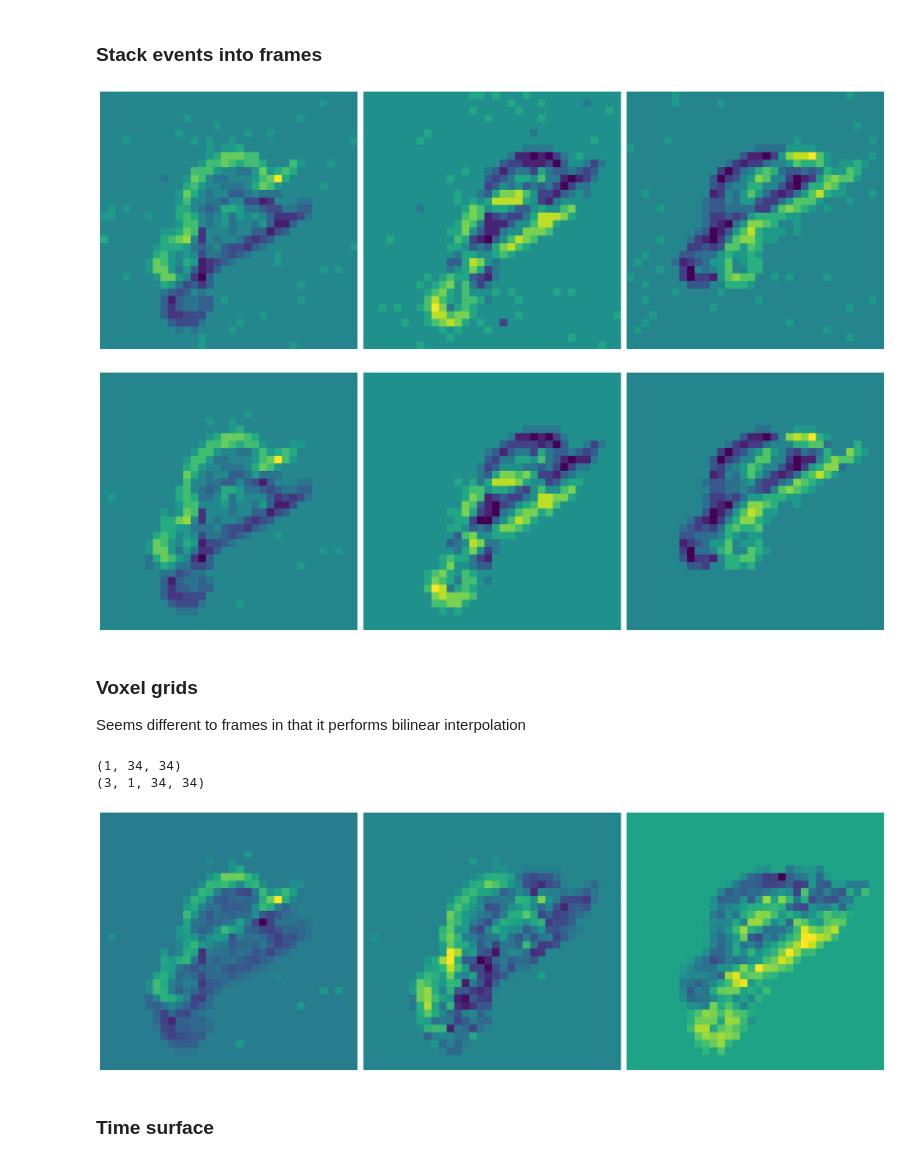
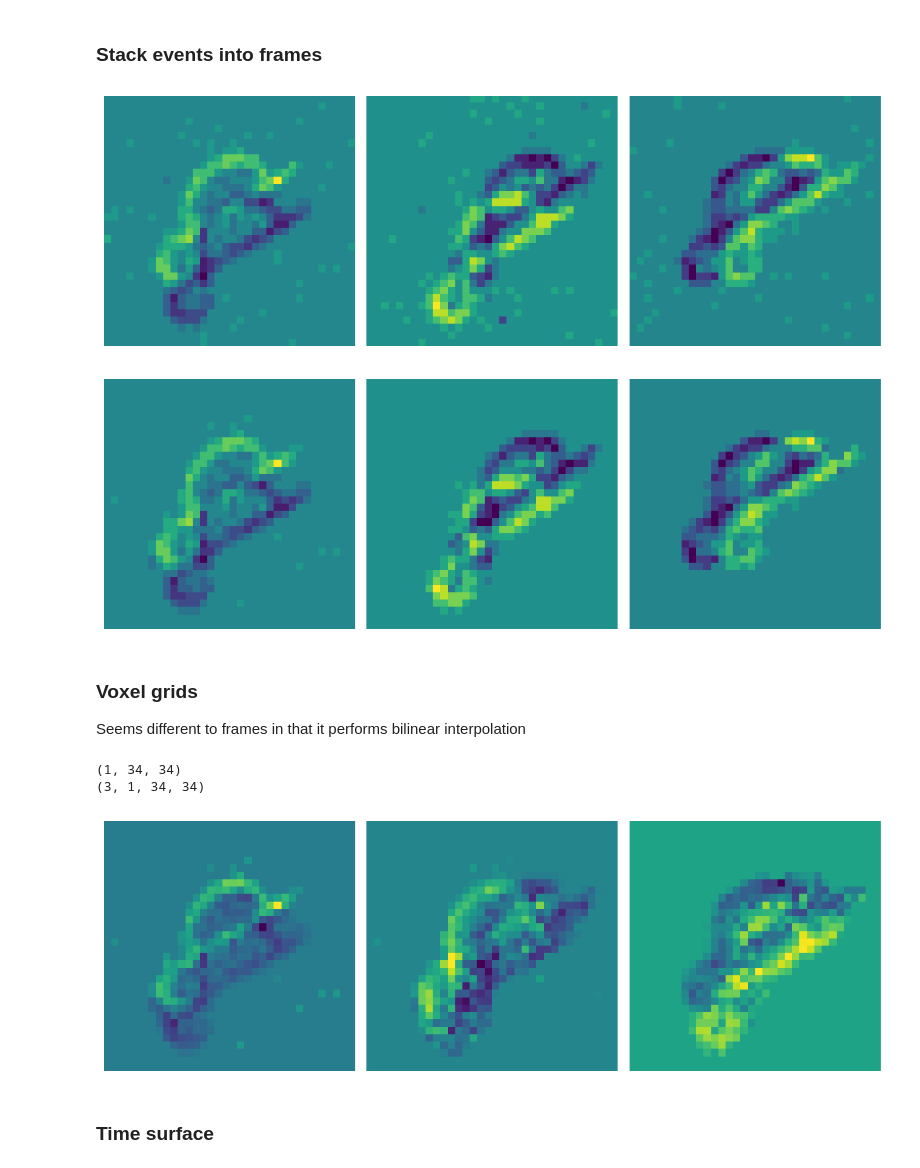
Before and after one commit to jl3720/hw-aware-eprop, a Jupyter notebook: notebooks/mnist_train.ipynb, the cells around one changed output. Cells and saved outputs as stored; diff of their text form; code cells hidden in the pictures.

```diff
--- a/notebooks/mnist_train.ipynb
+++ b/notebooks/mnist_train.ipynb
@@ -53,7 +53,7 @@ events, events.shape, target, train_dataset.__len__()
 # %%
 # Convert stream of (x,y,t,p) events into stack of 3 image frames
 N_TIME_BINS = 3
-FIG_SIZE = (20, 15)
+FIG_SIZE = (10, 8)
 sensor_size = train_dataset.sensor_size
 frame_transform = transforms.ToFrame(sensor_size=sensor_size, n_time_bins=N_TIME_BINS)  # 3 saccades
 
@@ -74,7 +74,7 @@ def plot_frames(frames):
 
 plot_frames(frames)
 # %% [output]
-[figure, old version]
+[figure, new version]
 # %%
 denoise_transform = tonic.transforms.Denoise(filter_time=10000)
 
@@ -83,7 +83,7 @@ frames_denoised = frame_transform(events_denoised)
 
 plot_frames(frames_denoised)
 # %% [output]
-[figure, old version]
+[figure, new version]
 # %% [markdown]
 ### Voxel grids
 
@@ -91,17 +91,17 @@ Seems different to frames in that it performs bilinear interpolation
 # %%
 volume = transforms.ToVoxelGrid(sensor_size=sensor_size, n_time_bins=N_TIME_BINS)(events_denoised)
 
-fig, axes = plt.subplots(1, len(volume), figsize=(20,10))
+fig, axes = plt.subplots(1, len(volume), figsize=FIG_SIZE)
 for axis, slice in zip(axes, volume):
     axis.imshow(slice[0])
     axis.axis("off")
 plt.tight_layout()
 print(slice.shape)
 print(volume.shape)
 # %% [output]
 (1, 34, 34)
 (3, 1, 34, 34)
-[figure, old version]
+[figure, new version]
 # %% [markdown]
 ### Time surface
 # %%
```
Also changed, not shown: parts of 11 cells of this notebook, 1 other file.
